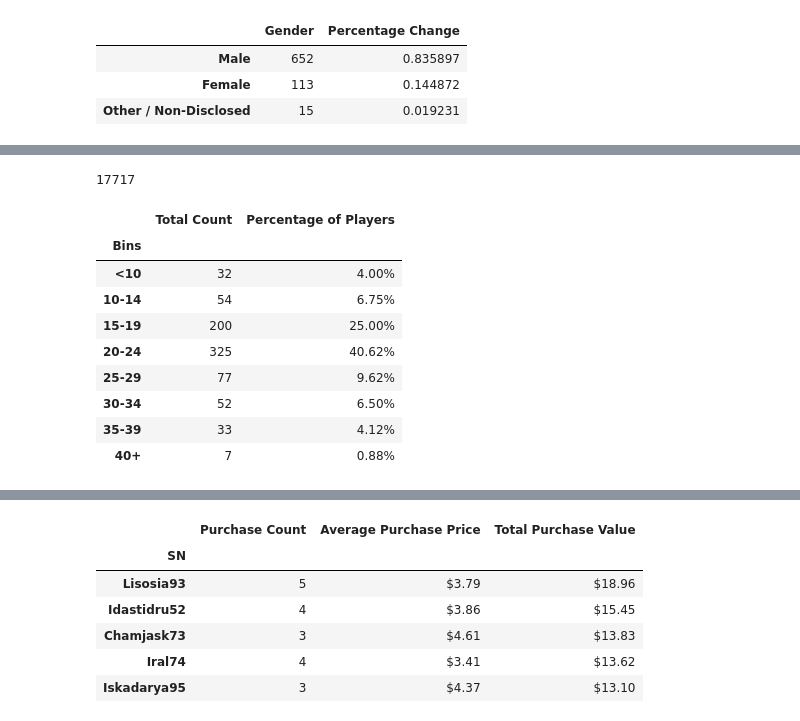
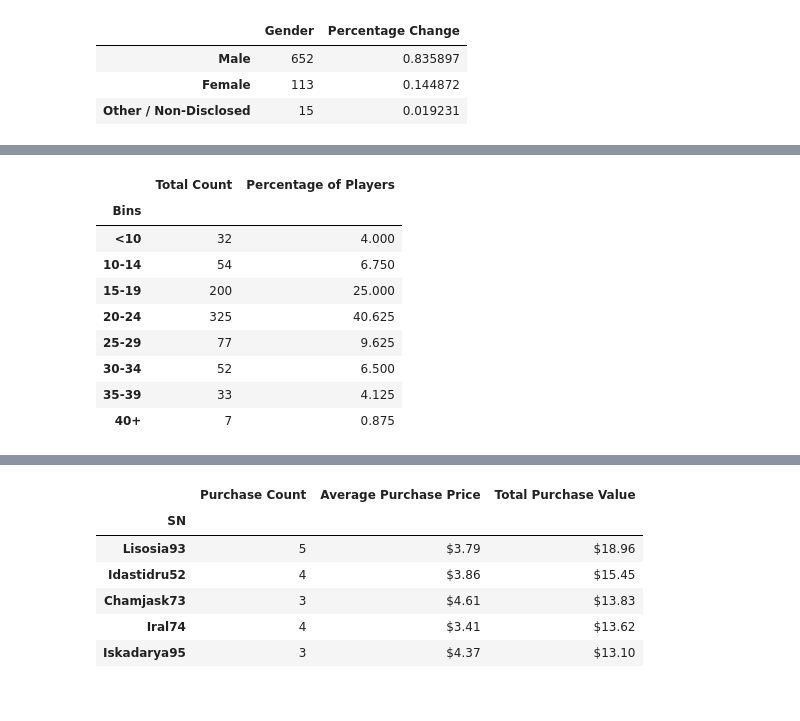
Before and after one commit to pandeysudip/Heroes-of-Pymoli, a Jupyter notebook: HeroesOfPymoli/HeroesOfPymoli.ipynb, the cells around one changed output, grey strips where cells are left out. Saved outputs shown, nothing was run; the diff lists cells and outputs as text; code cells hidden in the pictures.

```diff
--- a/HeroesOfPymoli/HeroesOfPymoli.ipynb
+++ b/HeroesOfPymoli/HeroesOfPymoli.ipynb
@@ -146,33 +169,30 @@ purchase_df
 | Female | 113 | $3.20 | $361.94 | $3.20 |
 | Male | 652 | $3.02 | $1967.64 | $3.02 |
 | Other / Non-Disclosed | 15 | $3.35 | $50.19 | $3.35 |
-# %%
-purchase.Age.sum()
-# %% [output]
-17717
 # %%
 #Age Demographics
 bins=[0,10,15,20,25,30,35,40,100]
 levels=['<10','10-14','15-19','20-24','25-29','30-34', '35-39','40+']
 purchase['Bins']=pd.cut(purchase['Age'], bins, labels=levels)
 bins_df=purchase.groupby('Bins')["Age"].count().reset_index()
 bins_df.set_index("Bins", inplace=True)
 bins_df["Percentage of Players"]=bins_df.Age/bins_df.Age.count()
 bins_df.rename(columns={'Age': "Total Count"}, inplace=True)
-bins_df['Percentage of Players']=(
-                      bins_df['Percentage of Players'].map('{:.2f}%'.format))
+
+format_dict={'Percentage of Players': '{:.2f}%'.format}
+bins_df.style.format(format_dict).background_gradient(subset=('Percentage of Players'), cmap='red')
 bins_df
 # %% [output]
 |  | Total Count | Percentage of Players |
 | Bins |  |  |
-| <10 | 32 | 4.00% |
-| 10-14 | 54 | 6.75% |
-| 15-19 | 200 | 25.00% |
-| 20-24 | 325 | 40.62% |
-| 25-29 | 77 | 9.62% |
-| 30-34 | 52 | 6.50% |
-| 35-39 | 33 | 4.12% |
-| 40+ | 7 | 0.88% |
+| <10 | 32 | 4.000 |
+| 10-14 | 54 | 6.750 |
+| 15-19 | 200 | 25.000 |
+| 20-24 | 325 | 40.625 |
+| 25-29 | 77 | 9.625 |
+| 30-34 | 52 | 6.500 |
+| 35-39 | 33 | 4.125 |
+| 40+ | 7 | 0.875 |
 # %%
 #Purchasing Analysis (Age)
 purch_df=purchase.groupby('Bins')["Price"].agg(['count', 'mean', 'sum'])
```
Also changed, not shown: parts of 9 cells of this notebook, 1 other file.
